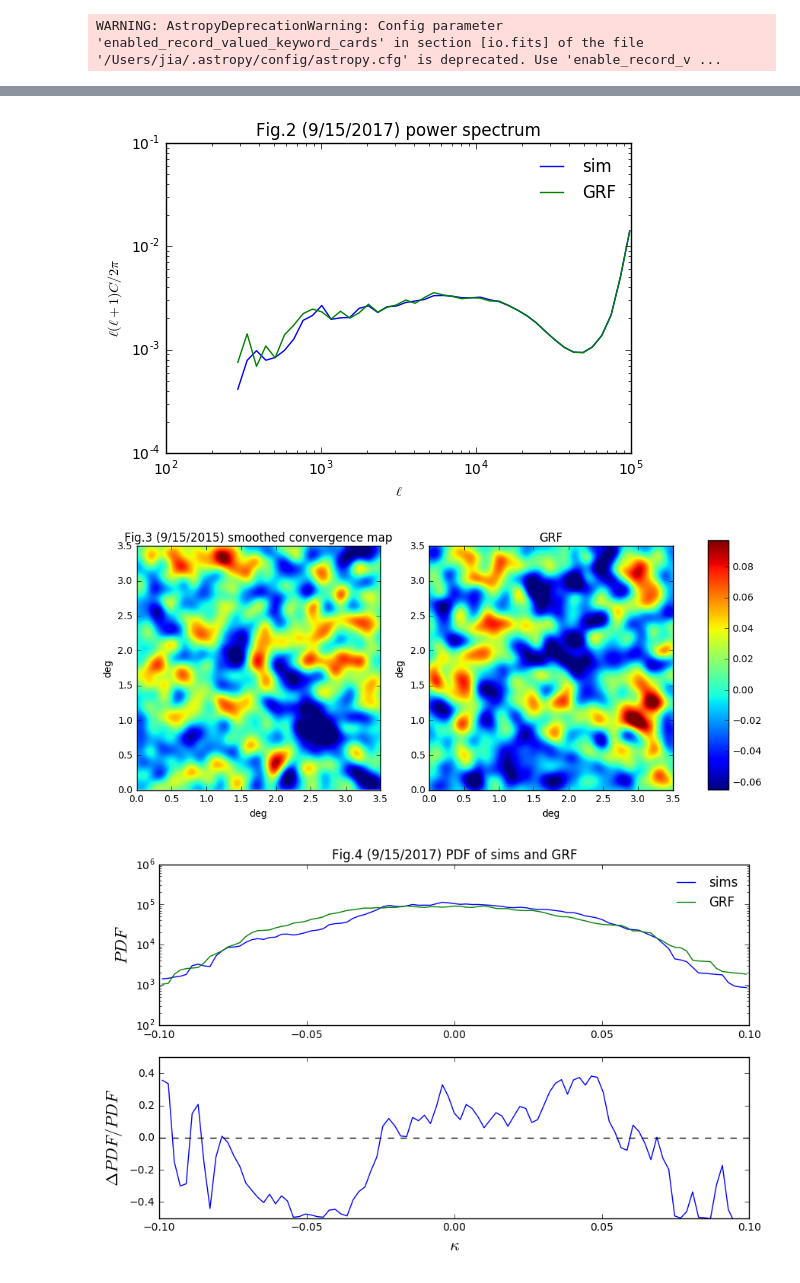
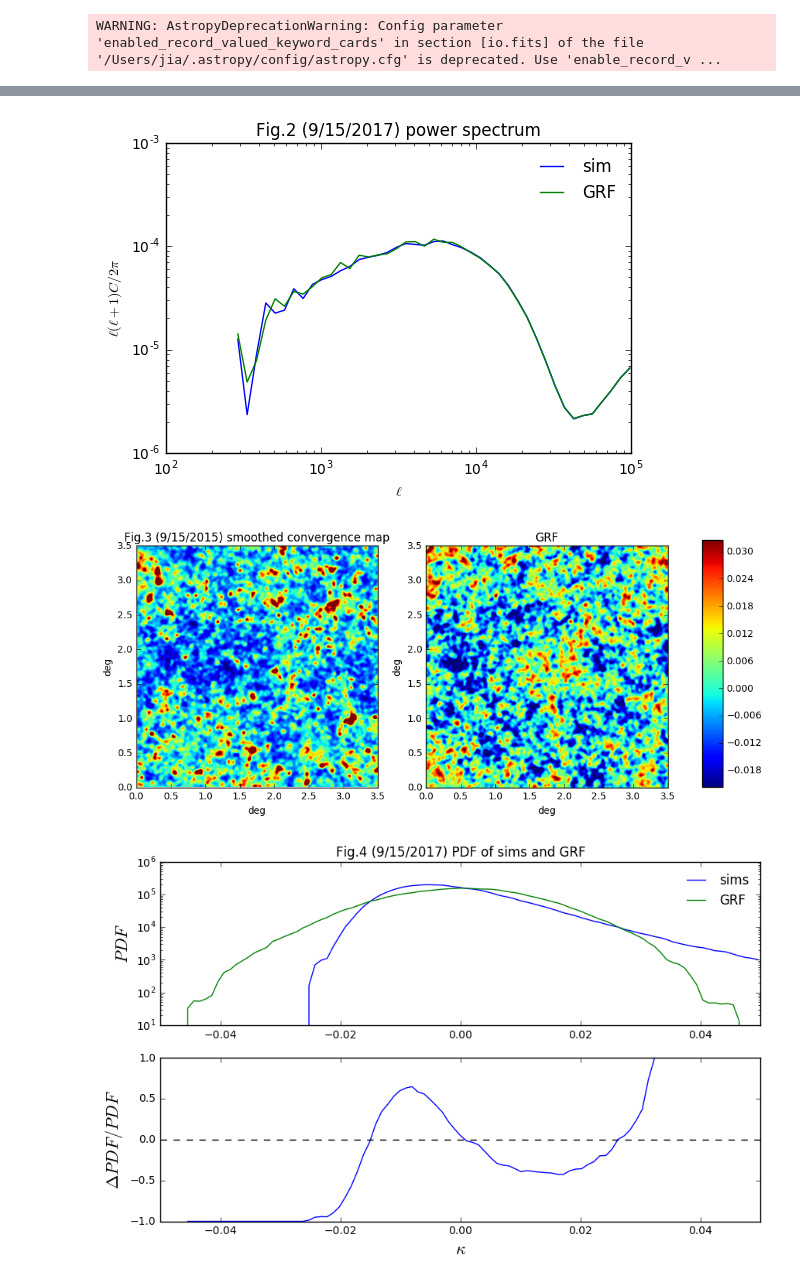
Before and after one commit to liuxx479/neutrino-batch, a Jupyter notebook: plot-PDF.ipynb, the cells around one changed output, grey strips where cells are left out. Drawn from its saved outputs; the diff is of its cells as text; code cells hidden in the pictures.

```diff
--- a/plot-PDF.ipynb
+++ b/plot-PDF.ipynb
@@ -3,8 +3,8 @@ from scipy import *
 from astropy.io import fits
 import WLanalysis
 # %%
-conv_massive = fits.open('sample_maps/mnv0.10000_om0.30000_As2.1000/WLconv_z1100.00_0001r.fits')[0].data
-conv_massles = fits.open('sample_maps/mnv0.00000_om0.30000_As2.1000/WLconv_z1100.00_0001r.fits')[0].data
+conv_massive = fits.open('sample_maps/mnv0.10000_om0.30000_As2.1000/WLconv_z1.00_0002r.fits')[0].data
+conv_massles = fits.open('sample_maps/mnv0.00000_om0.30000_As2.1000/WLconv_z1.00_0002r.fits')[0].data
 # %% [output]
 WARNING: AstropyDeprecationWarning: Config parameter 'enabled_record_valued_keyword_cards' in section [io.fits] of the file '/Users/jia/.astropy/config/astropy.cfg' is deprecated. Use 'enable_record_v ...
 # %%
@@ -43,10 +43,10 @@ ylabel(r'$\ell(\ell+1)C/2\pi$')
 title('Fig.2 (9/15/2017) power spectrum')
 show()
 # %% [output]
-[figure, old version]
+[figure, new version]
 # %%
-kmap_NG_smooth = WLanalysis.smooth(conv_massles, 2048./3.5/60 *5)
-kmap_GRF_smooth = WLanalysis.smooth(GRF, 2048./3.5/60 *5)
+kmap_NG_smooth = WLanalysis.smooth(conv_massles, 2048./3.5/60)
+kmap_GRF_smooth = WLanalysis.smooth(GRF, 2048./3.5/60)
 # %%
 istdsmooth = std(kmap_NG_smooth)
 
@@ -68,30 +68,30 @@ cbar_ax = f.add_axes([0.95, 0.22, 0.03, 0.6])
 f.colorbar(clb2, cax=cbar_ax)
 show()
 # %% [output]
-[figure, old version]
+[figure, new version]
 # %%
-imax=0.1
+imax=0.05
 histbins=linspace(-imax,imax,100)
 halfstep=0.5*(histbins[1]-histbins[0])
 hist_NG = histogram(kmap_NG_smooth.flatten(),bins=histbins)[0]
 hist_GRF = histogram(kmap_GRF_smooth.flatten(),bins=histbins)[0]
 f=figure(figsize=(10,6))
 ax1=f.add_subplot(211)
 ax1.set_title('Fig.4 (9/15/2017) PDF of sims and GRF')
 ax1.plot(histbins[:-1]+halfstep, hist_NG,label='sims')
 ax1.plot(histbins[:-1]+halfstep, hist_GRF,label='GRF')
 ax1.legend(loc=0, frameon=0)
 ax1.set_ylabel('$PDF$',fontsize=16)
 ax1.set_yscale('log')
 ax1.set_xlim(-imax,imax)
 #ax1.set_ylim(100, 1e6)
 ax2=f.add_subplot(212)
 ax2.plot(histbins[:-1]+halfstep,hist_NG.astype(float)/hist_GRF-1.0,label='GRF')
 ax2.plot([-imax,imax],[0,0],'k--')
 ax2.set_xlabel(r'$\kappa$',fontsize=16)
 ax2.set_ylabel(r'$\Delta PDF/PDF$',fontsize=16)
 ax2.set_xlim(-imax,imax)
-ax2.set_ylim(-0.5,0.5)
+ax2.set_ylim(-1,1)
 show()
 # %% [output]
-[figure, old version]
+[figure, new version]
```
Also changed, not shown: parts of 1 cell of this notebook.
